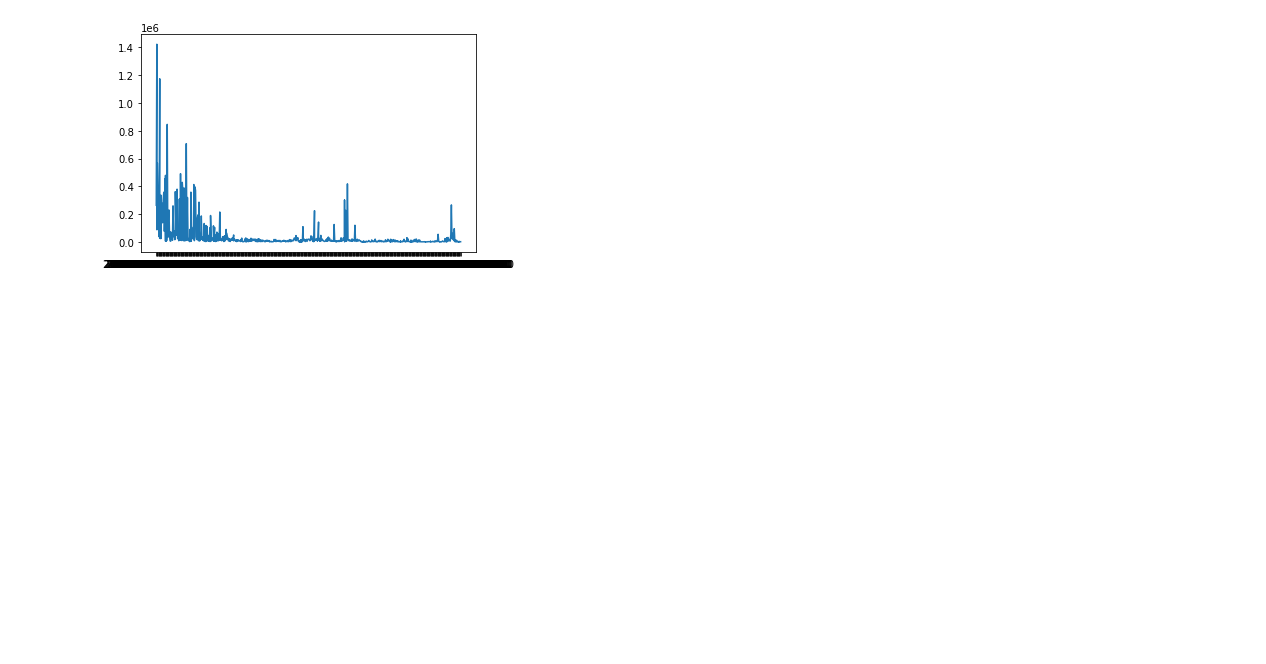
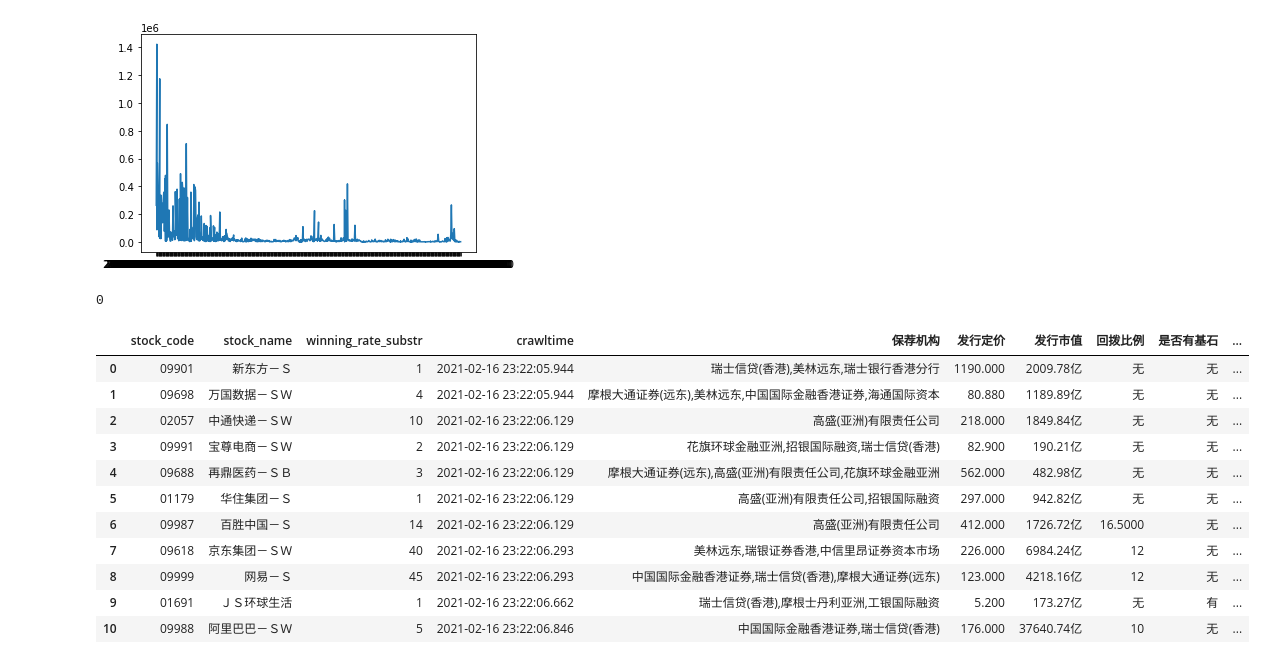
Before and after one commit to Rockyzsu/stock, a Jupyter notebook: analysis/hk_new_stock_ratio.ipynb, the cells around one changed output. Saved outputs shown, nothing was run; the diff lists cells and outputs as text; code cells hidden in the pictures; blank space fills up the shorter version.

```diff
--- a/analysis/hk_new_stock_ratio.ipynb
+++ b/analysis/hk_new_stock_ratio.ipynb
@@ -278,3 +278,29 @@ plt.plot(df_people['上市日期'],df_people['申购人数'])
 # %% [output]
 [<matplotlib.lines.Line2D at 0x...>]
 [figure]
+# %%
+new_stock_info_ =[]
+for item in db['db_stock']['hk_new_stock'].find({'stock_name':{'$regex':'Ｓ'}}):
+    del item['_id']
+    new_stock_info_.append(item)
+# %%
+len(new_stock_info_)
+# %% [output]
+0
+# %%
+df=pd.DataFrame(new_stock_info_)
+# %%
+df.head(20)
+# %% [output]
+|  | stock_code | stock_name | winning_rate_substr | crawltime | 保荐机构 | 发行定价 | 发行市值 | 回拨比例 | 是否有基石 | ... |
+| 0 | 09901 | 新东方－Ｓ | 1 | 2021-02-16 23:22:05.944 | 瑞士信贷(香港),美林远东,瑞士银行香港分行 | 1190.000 | 2009.78亿 | 无 | 无 | ... |
+| 1 | 09698 | 万国数据－ＳＷ | 4 | 2021-02-16 23:22:05.944 | 摩根大通证券(远东),美林远东,中国国际金融香港证券,海通国际资本 | 80.880 | 1189.89亿 | 无 | 无 | ... |
+| 2 | 02057 | 中通快递－ＳＷ | 10 | 2021-02-16 23:22:06.129 | 高盛(亚洲)有限责任公司 | 218.000 | 1849.84亿 | 无 | 无 | ... |
+| 3 | 09991 | 宝尊电商－ＳＷ | 2 | 2021-02-16 23:22:06.129 | 花旗环球金融亚洲,招银国际融资,瑞士信贷(香港) | 82.900 | 190.21亿 | 无 | 无 | ... |
+| 4 | 09688 | 再鼎医药－ＳＢ | 3 | 2021-02-16 23:22:06.129 | 摩根大通证券(远东),高盛(亚洲)有限责任公司,花旗环球金融亚洲 | 562.000 | 482.98亿 | 无 | 无 | ... |
+| 5 | 01179 | 华住集团－Ｓ | 1 | 2021-02-16 23:22:06.129 | 高盛(亚洲)有限责任公司,招银国际融资 | 297.000 | 942.82亿 | 无 | 无 | ... |
+| 6 | 09987 | 百胜中国－Ｓ | 14 | 2021-02-16 23:22:06.129 | 高盛(亚洲)有限责任公司 | 412.000 | 1726.72亿 | 16.5000 | 无 | ... |
+| 7 | 09618 | 京东集团－ＳＷ | 40 | 2021-02-16 23:22:06.293 | 美林远东,瑞银证券香港,中信里昂证券资本市场 | 226.000 | 6984.24亿 | 12 | 无 | ... |
+| 8 | 09999 | 网易－Ｓ | 45 | 2021-02-16 23:22:06.293 | 中国国际金融香港证券,瑞士信贷(香港),摩根大通证券(远东) | 123.000 | 4218.16亿 | 12 | 无 | ... |
+| 9 | 01691 | ＪＳ环球生活 | 1 | 2021-02-16 23:22:06.662 | 瑞士信贷(香港),摩根士丹利亚洲,工银国际融资 | 5.200 | 173.27亿 | 无 | 有 | ... |
+| 10 | 09988 | 阿里巴巴－ＳＷ | 5 | 2021-02-16 23:22:06.846 | 中国国际金融香港证券,瑞士信贷(香港) | 176.000 | 37640.74亿 | 10 | 无 | ... |
```
Also changed, not shown: parts of 5 cells of this notebook.
